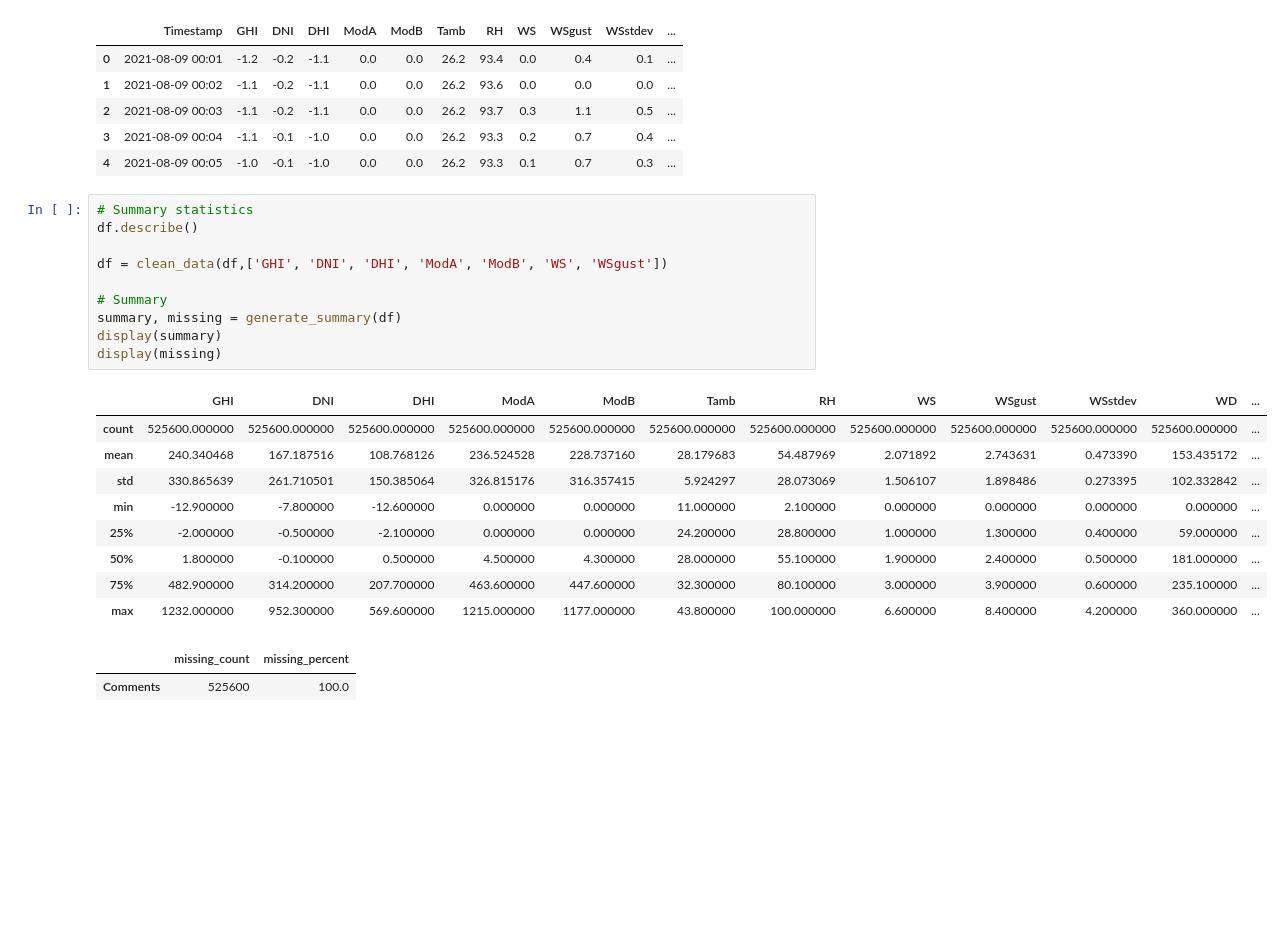
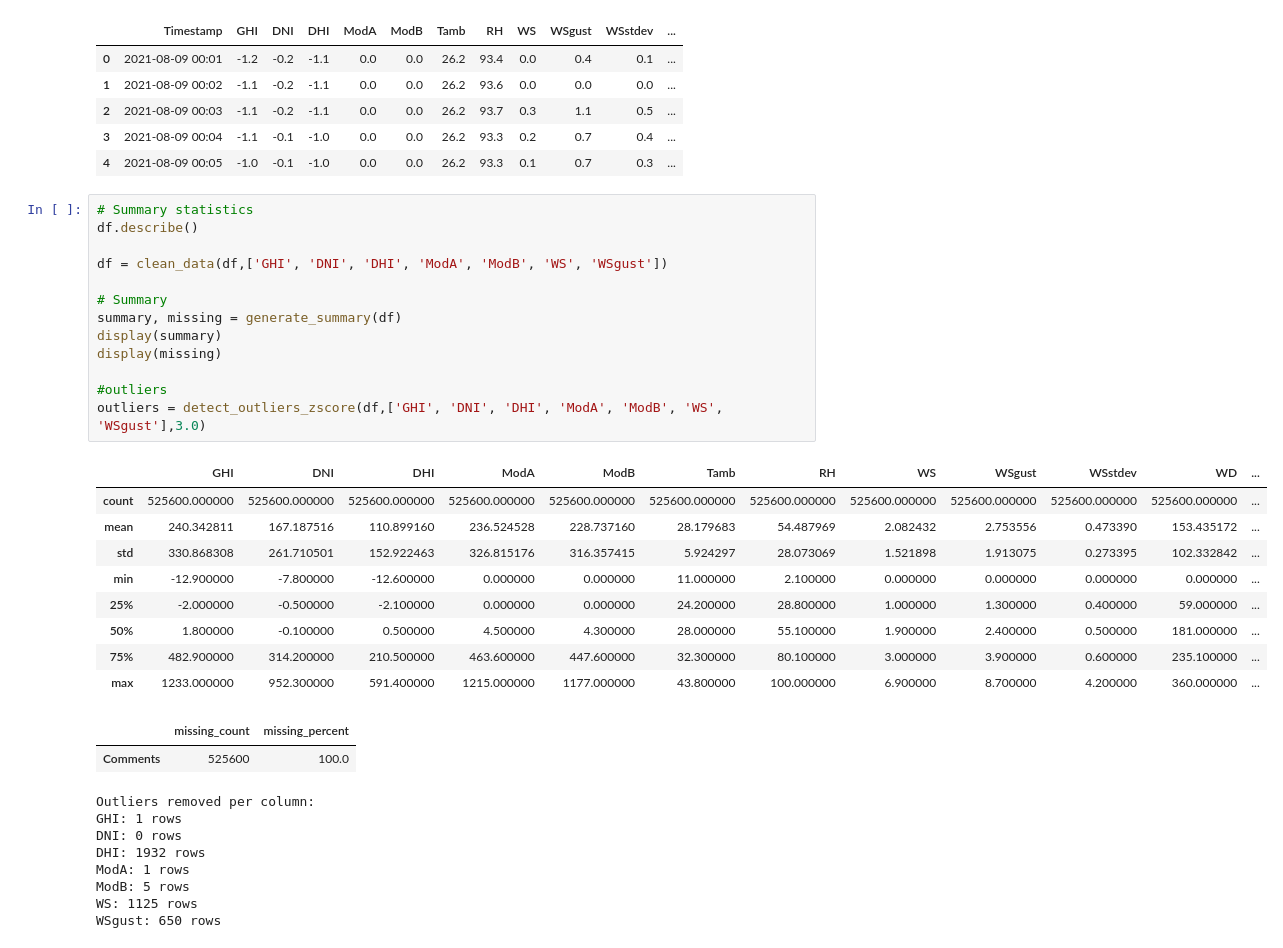
Before and after one commit to EYOELTEKLE/solar-challenge-week1, a Jupyter notebook: notebooks/benin_eda.ipynb, the cells around one changed output. Drawn from its saved outputs; the diff is of its cells as text; blank space fills up the shorter version.

Commit message:
fix: added missing outlier detection

```diff
--- a/notebooks/benin_eda.ipynb
+++ b/notebooks/benin_eda.ipynb
@@ -18,22 +18,33 @@ df.head()
 # %%
 # Summary statistics
 df.describe()
 
 df = clean_data(df,['GHI', 'DNI', 'DHI', 'ModA', 'ModB', 'WS', 'WSgust'])
 
 # Summary
 summary, missing = generate_summary(df)
 display(summary)
 display(missing)
+
+#outliers
+outliers = detect_outliers_zscore(df,['GHI', 'DNI', 'DHI', 'ModA', 'ModB', 'WS', 'WSgust'],3.0)
 # %% [output]
 |  | GHI | DNI | DHI | ModA | ModB | Tamb | RH | WS | WSgust | WSstdev | WD | ... |
 | count | 525600.000000 | 525600.000000 | 525600.000000 | 525600.000000 | 525600.000000 | 525600.000000 | 525600.000000 | 525600.000000 | 525600.000000 | 525600.000000 | 525600.000000 | ... |
-| mean | 240.340468 | 167.187516 | 108.768126 | 236.524528 | 228.737160 | 28.179683 | 54.487969 | 2.071892 | 2.743631 | 0.473390 | 153.435172 | ... |
-| std | 330.865639 | 261.710501 | 150.385064 | 326.815176 | 316.357415 | 5.924297 | 28.073069 | 1.506107 | 1.898486 | 0.273395 | 102.332842 | ... |
+| mean | 240.342811 | 167.187516 | 110.899160 | 236.524528 | 228.737160 | 28.179683 | 54.487969 | 2.082432 | 2.753556 | 0.473390 | 153.435172 | ... |
+| std | 330.868308 | 261.710501 | 152.922463 | 326.815176 | 316.357415 | 5.924297 | 28.073069 | 1.521898 | 1.913075 | 0.273395 | 102.332842 | ... |
 | min | -12.900000 | -7.800000 | -12.600000 | 0.000000 | 0.000000 | 11.000000 | 2.100000 | 0.000000 | 0.000000 | 0.000000 | 0.000000 | ... |
 | 25% | -2.000000 | -0.500000 | -2.100000 | 0.000000 | 0.000000 | 24.200000 | 28.800000 | 1.000000 | 1.300000 | 0.400000 | 59.000000 | ... |
 | 50% | 1.800000 | -0.100000 | 0.500000 | 4.500000 | 4.300000 | 28.000000 | 55.100000 | 1.900000 | 2.400000 | 0.500000 | 181.000000 | ... |
-| 75% | 482.900000 | 314.200000 | 207.700000 | 463.600000 | 447.600000 | 32.300000 | 80.100000 | 3.000000 | 3.900000 | 0.600000 | 235.100000 | ... |
-| max | 1232.000000 | 952.300000 | 569.600000 | 1215.000000 | 1177.000000 | 43.800000 | 100.000000 | 6.600000 | 8.400000 | 4.200000 | 360.000000 | ... |
+| 75% | 482.900000 | 314.200000 | 210.500000 | 463.600000 | 447.600000 | 32.300000 | 80.100000 | 3.000000 | 3.900000 | 0.600000 | 235.100000 | ... |
+| max | 1233.000000 | 952.300000 | 591.400000 | 1215.000000 | 1177.000000 | 43.800000 | 100.000000 | 6.900000 | 8.700000 | 4.200000 | 360.000000 | ... |
 |  | missing_count | missing_percent |
 | Comments | 525600 | 100.0 |
+Outliers removed per column:
+GHI: 1 rows
+DNI: 0 rows
+DHI: 1932 rows
+ModA: 1 rows
+ModB: 5 rows
+WS: 1125 rows
+WSgust: 650 rows
```
Also changed, not shown: parts of 2 cells of this notebook, 1 other file.
